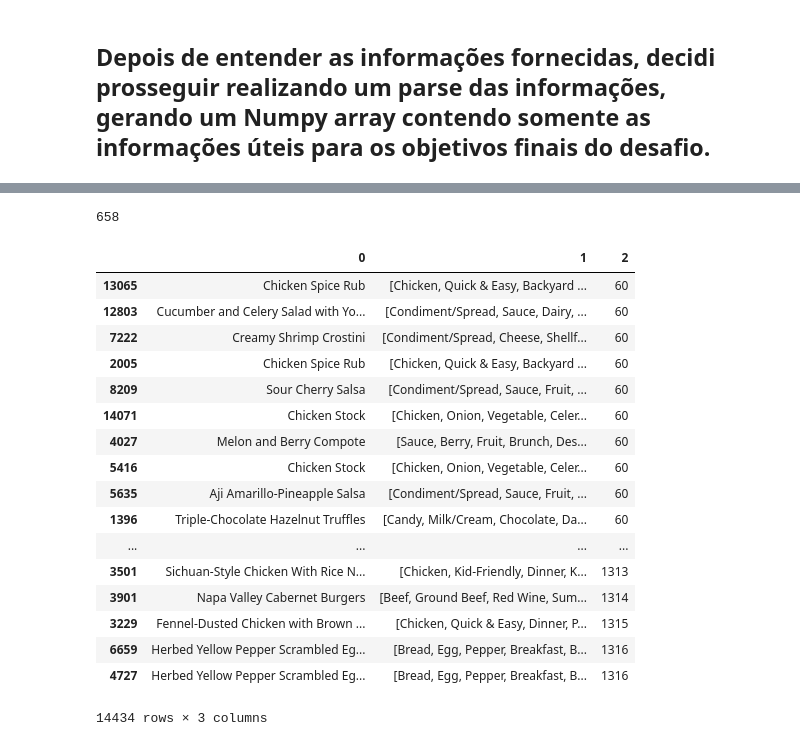
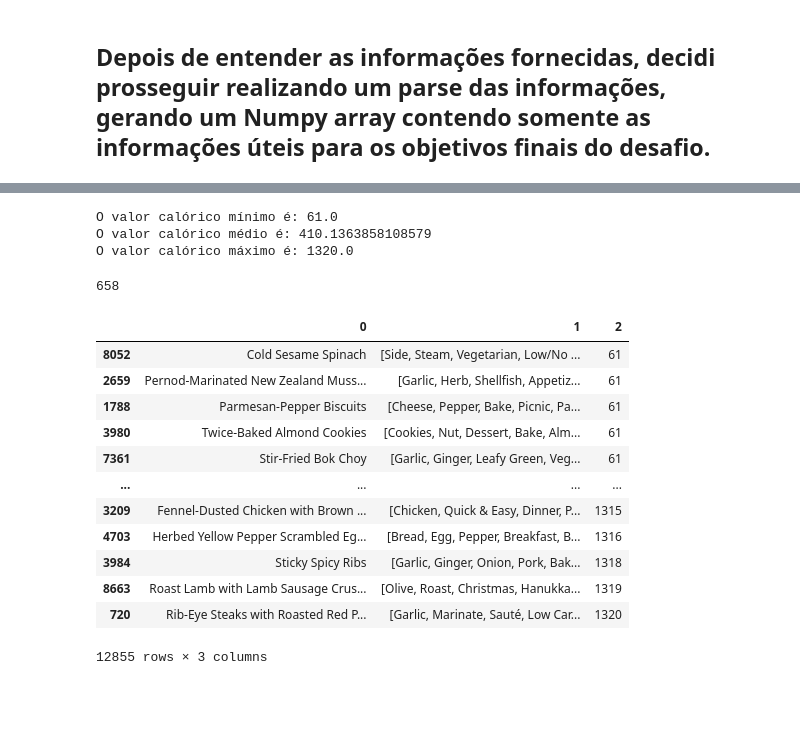
Before and after one commit to BrunoVox/Oncase-DS, a Jupyter notebook: main.ipynb, the cells around one changed output, grey strips where cells are left out. Drawn from its saved outputs; the diff is of its cells as text; code cells hidden in the pictures; blank space fills up the shorter version.

```diff
--- a/main.ipynb
+++ b/main.ipynb
@@ -61,3 +61,5 @@ for i in range(len(data)):
                 receitas_np[i, 6] = data[i][key]
             elif key == 'rating':
                 receitas_np[i, 7] = data[i][key]
+rows_none, _ = np.where(receitas_np == None)
+receitas_np = np.delete(receitas_np, rows_none, 0)
@@ -90,13 +132,18 @@ data_prob1 = receitas_np[:, :3]
 # %%
-rows_none, _ = np.where(data_prob1 == None)
-data_prob1 = np.delete(data_prob1, rows_none, 0)
-
-data_prob1_95percentile = np.percentile(data_prob1[:, 2], 95, 0)
-rows_invalid_95 = np.where(data_prob1[:, 2] > data_prob1_95percentile)
-data_prob1 = np.delete(data_prob1, rows_invalid_95, 0)
-data_prob1_5percentile = np.percentile(data_prob1[:, 2], 5, 0)
-rows_invalid_5 = np.where(data_prob1[:, 2] < data_prob1_5percentile)
-data_prob1 = np.delete(data_prob1, rows_invalid_5, 0)
+data_prob1_toppercentile = np.percentile(data_prob1[:, 2], 95, 0)
+rows_invalid_top = np.where(data_prob1[:, 2] > data_prob1_toppercentile)
+data_prob1 = np.delete(data_prob1, rows_invalid_top, 0)
+data_prob1_lowpercentile = np.percentile(data_prob1[:, 2], 5, 0)
+rows_invalid_low = np.where(data_prob1[:, 2] < data_prob1_lowpercentile)
+data_prob1 = np.delete(data_prob1, rows_invalid_low, 0)
+# %%
+print(f'O valor calórico mínimo é: {np.min(data_prob1[:, 2])}')
+print(f'O valor calórico médio é: {np.mean(data_prob1[:, 2])}')
+print(f'O valor calórico máximo é: {np.max(data_prob1[:, 2])}')
+# %% [output]
+O valor calórico mínimo é: 61.0
+O valor calórico médio é: 410.1363858108579
+O valor calórico máximo é: 1320.0
 # %%
 categories_unique = []
 for i in range(len(data_prob1)):
@@ -107,30 +154,23 @@ print(len(categories_unique))
 # %% [output]
 658
 # %%
-import pandas as pd
-
-dF = pd.DataFrame(data_prob1)
-dF.sort_index(axis=1, ascending=False)
+dF = pd.DataFrame(data_prob1).drop_duplicates(subset=0)
+# dF.sort_index(axis=1, ascending=False)
 dF.sort_values(by=2)
 # %% [output]
 |  | 0 | 1 | 2 |
-| 13065 | Chicken Spice Rub | [Chicken, Quick & Easy, Backyard ... | 60 |
-| 12803 | Cucumber and Celery Salad with Yo... | [Condiment/Spread, Sauce, Dairy, ... | 60 |
-| 7222 | Creamy Shrimp Crostini | [Condiment/Spread, Cheese, Shellf... | 60 |
-| 2005 | Chicken Spice Rub | [Chicken, Quick & Easy, Backyard ... | 60 |
-| 8209 | Sour Cherry Salsa | [Condiment/Spread, Sauce, Fruit, ... | 60 |
-| 14071 | Chicken Stock | [Chicken, Onion, Vegetable, Celer... | 60 |
-| 4027 | Melon and Berry Compote | [Sauce, Berry, Fruit, Brunch, Des... | 60 |
-| 5416 | Chicken Stock | [Chicken, Onion, Vegetable, Celer... | 60 |
-| 5635 | Aji Amarillo-Pineapple Salsa | [Condiment/Spread, Sauce, Fruit, ... | 60 |
-| 1396 | Triple-Chocolate Hazelnut Truffles | [Candy, Milk/Cream, Chocolate, Da... | 60 |
+| 8052 | Cold Sesame Spinach | [Side, Steam, Vegetarian, Low/No ... | 61 |
+| 2659 | Pernod-Marinated New Zealand Muss... | [Garlic, Herb, Shellfish, Appetiz... | 61 |
+| 1788 | Parmesan-Pepper Biscuits | [Cheese, Pepper, Bake, Picnic, Pa... | 61 |
+| 3980 | Twice-Baked Almond Cookies | [Cookies, Nut, Dessert, Bake, Alm... | 61 |
+| 7361 | Stir-Fried Bok Choy | [Garlic, Ginger, Leafy Green, Veg... | 61 |
 | ... | ... | ... | ... |
-| 3501 | Sichuan-Style Chicken With Rice N... | [Chicken, Kid-Friendly, Dinner, K... | 1313 |
-| 3901 | Napa Valley Cabernet Burgers | [Beef, Ground Beef, Red Wine, Sum... | 1314 |
-| 3229 | Fennel-Dusted Chicken with Brown ... | [Chicken, Quick & Easy, Dinner, P... | 1315 |
-| 6659 | Herbed Yellow Pepper Scrambled Eg... | [Bread, Egg, Pepper, Breakfast, B... | 1316 |
-| 4727 | Herbed Yellow Pepper Scrambled Eg... | [Bread, Egg, Pepper, Breakfast, B... | 1316 |
+| 3209 | Fennel-Dusted Chicken with Brown ... | [Chicken, Quick & Easy, Dinner, P... | 1315 |
+| 4703 | Herbed Yellow Pepper Scrambled Eg... | [Bread, Egg, Pepper, Breakfast, B... | 1316 |
+| 3984 | Sticky Spicy Ribs | [Garlic, Ginger, Onion, Pork, Bak... | 1318 |
+| 8663 | Roast Lamb with Lamb Sausage Crus... | [Olive, Roast, Christmas, Hanukka... | 1319 |
+| 720 | Rib-Eye Steaks with Roasted Red P... | [Garlic, Marinate, Sauté, Low Car... | 1320 |
-14434 rows × 3 columns
+12855 rows × 3 columns
 # %%
 categories_weight = dict.fromkeys(categories_unique, 0)
 for categ in categories_unique:
```
Also changed, not shown: parts of 18 cells of this notebook.
